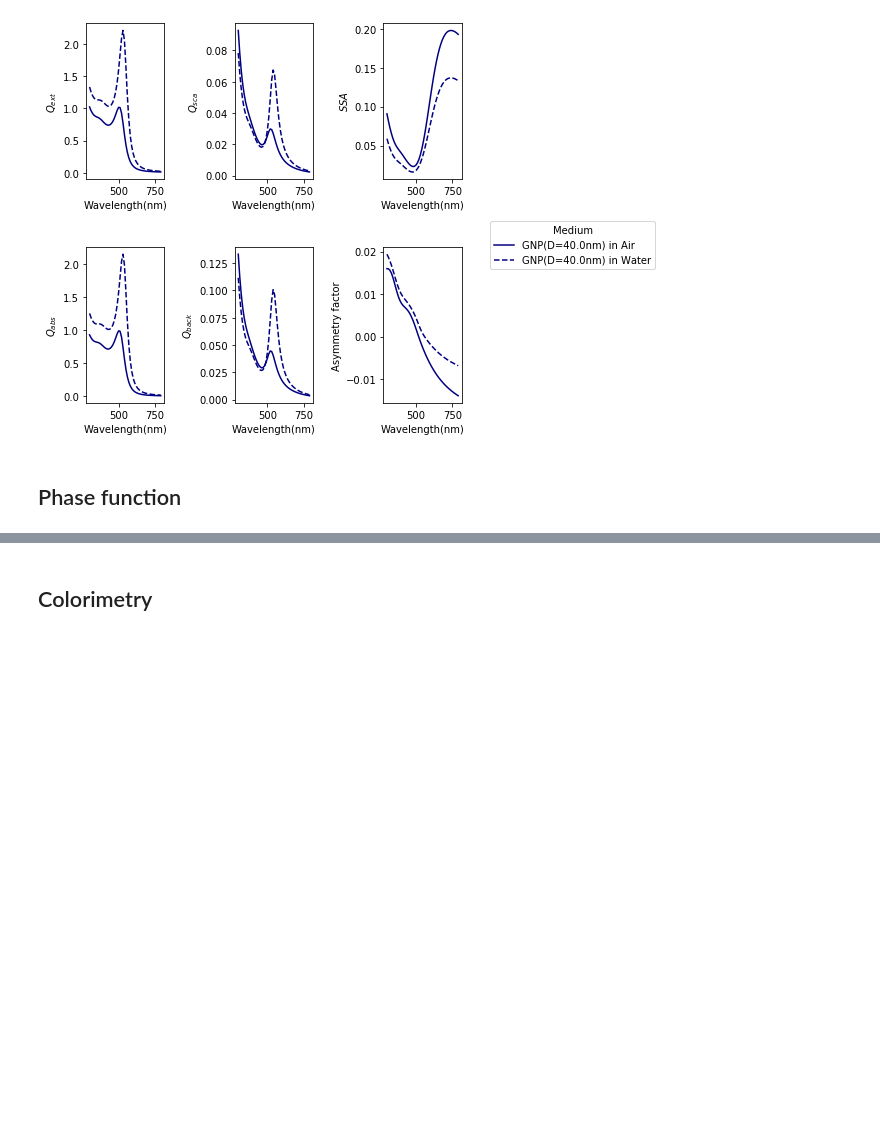
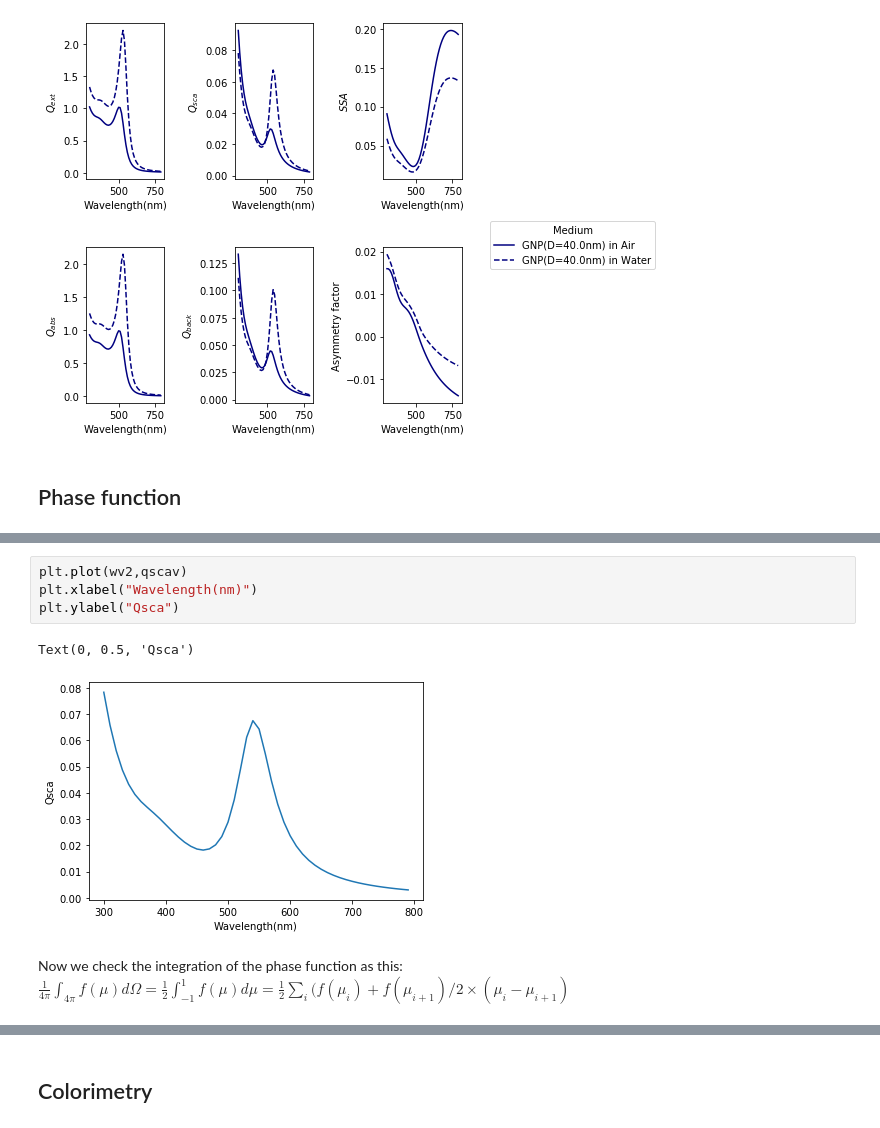
Before and after one commit to kiwiriver/covid_gnp, a Jupyter notebook: notebook/t08_SingleGNP_in_water.ipynb, the cells around one changed output, grey strips where cells are left out. Cells and saved outputs as stored; diff of their text form; blank space fills up the shorter version.

Commit message:
discuss phase function and normalization

```diff
--- a/notebook/t08_SingleGNP_in_water.ipynb
+++ b/notebook/t08_SingleGNP_in_water.ipynb
@@ -228,0 +260,10 @@ plt.savefig(fileout, dpi=300)
+# %%
+plt.plot(wv2,qscav)
+plt.xlabel("Wavelength(nm)")
+plt.ylabel("Qsca")
+# %% [output]
+Text(0, 0.5, 'Qsca')
+[figure, added]
+# %% [markdown]
+Now we check the integration of the phase function as this:
+$\frac{1}{4\pi}\int_{4\pi} f(\mu) d \Omega =\frac{1}{2} \int_{-1}^1 f(\mu) d \mu = \frac{1}{2} \sum_i (f(\mu_i)+f(\mu_{i+1})/2 \times (\mu_i-\mu_{i+1})$
```
Also changed, not shown: parts of 9 cells of this notebook.
